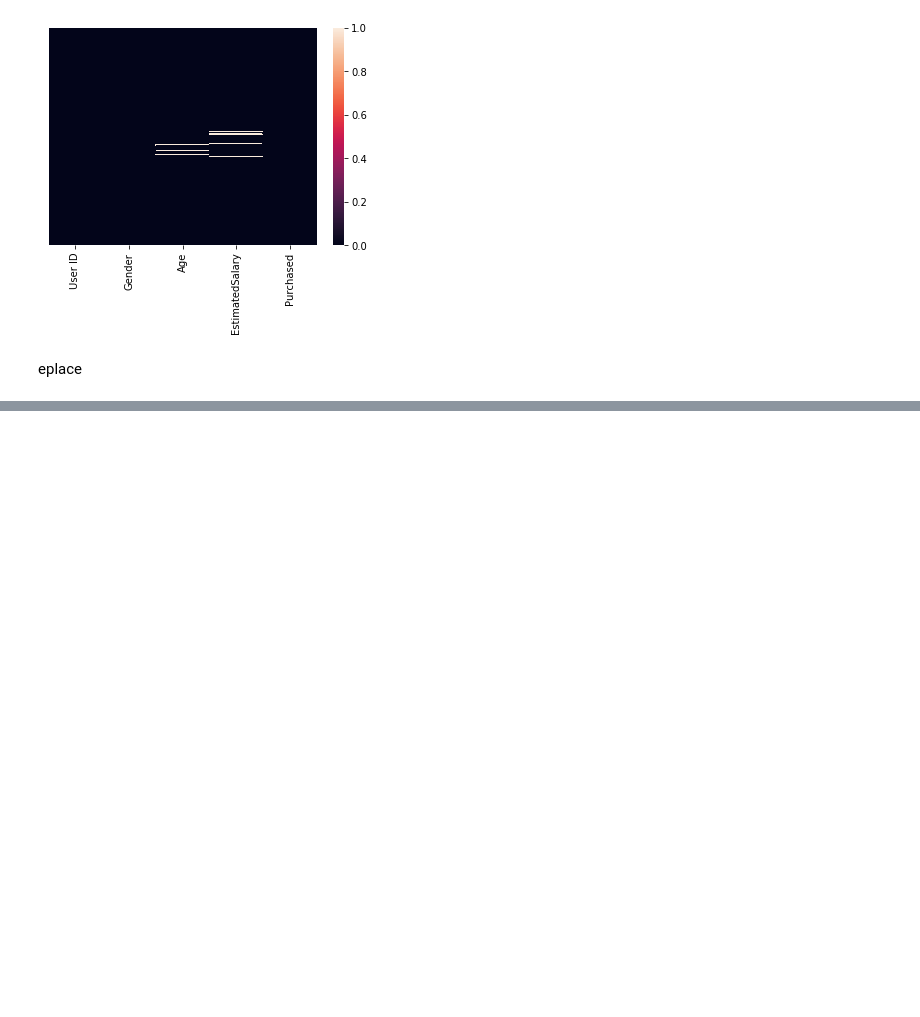
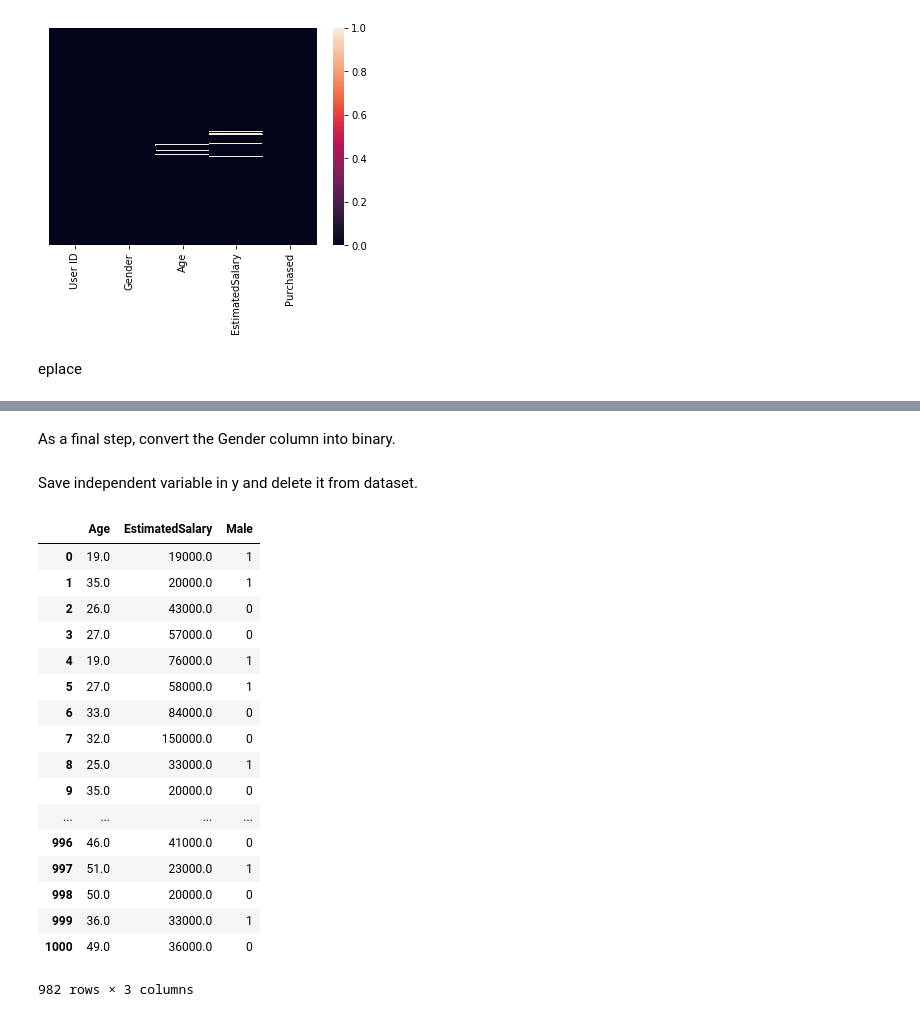
Before and after one commit to venkat2ram/Python, a Jupyter notebook: asgn3_eda.ipynb, the cells around one changed output, grey strips where cells are left out. Saved outputs shown, nothing was run; the diff lists cells and outputs as text; code cells hidden in the pictures; blank space fills up the shorter version.

```diff
--- a/asgn3_eda.ipynb
+++ b/asgn3_eda.ipynb
@@ -58,0 +58,2 @@ sns.boxplot(df['Age'],)
+# %%
+df['Age'].fillna(df['Age'].mean(),inplace=True)
@@ -58,0 +62,2 @@ sns.boxplot(df['Age'],)
+# %%
+df.drop('User ID',axis=1,inplace=True)
@@ -58,0 +75,2 @@ sns.boxplot(df['Age'],)
+# %%
+df.dropna(inplace=True)
@@ -58,0 +89,30 @@ sns.boxplot(df['Age'],)
+# %% [markdown]
+As a final step, convert the Gender column into binary.
+# %%
+Gender=pd.get_dummies(df['Gender'],drop_first=True)
+df=pd.concat([df,Gender],axis=1)
+df.drop('Gender',axis=1,inplace=True)
+# %% [markdown]
+Save independent variable in y and delete it from dataset.
+# %%
+y=df['Purchased']
+df.drop('Purchased',axis=1)
+# %% [output]
+|  | Age | EstimatedSalary | Male |
+| 0 | 19.0 | 19000.0 | 1 |
+| 1 | 35.0 | 20000.0 | 1 |
+| 2 | 26.0 | 43000.0 | 0 |
+| 3 | 27.0 | 57000.0 | 0 |
+| 4 | 19.0 | 76000.0 | 1 |
+| 5 | 27.0 | 58000.0 | 1 |
+| 6 | 33.0 | 84000.0 | 0 |
+| 7 | 32.0 | 150000.0 | 0 |
+| 8 | 25.0 | 33000.0 | 1 |
+| 9 | 35.0 | 20000.0 | 0 |
+| ... | ... | ... | ... |
+| 996 | 46.0 | 41000.0 | 0 |
+| 997 | 51.0 | 23000.0 | 1 |
+| 998 | 50.0 | 20000.0 | 0 |
+| 999 | 36.0 | 33000.0 | 1 |
+| 1000 | 49.0 | 36000.0 | 0 |
+982 rows × 3 columns
```
Also changed, not shown: parts of 7 cells of this notebook.
